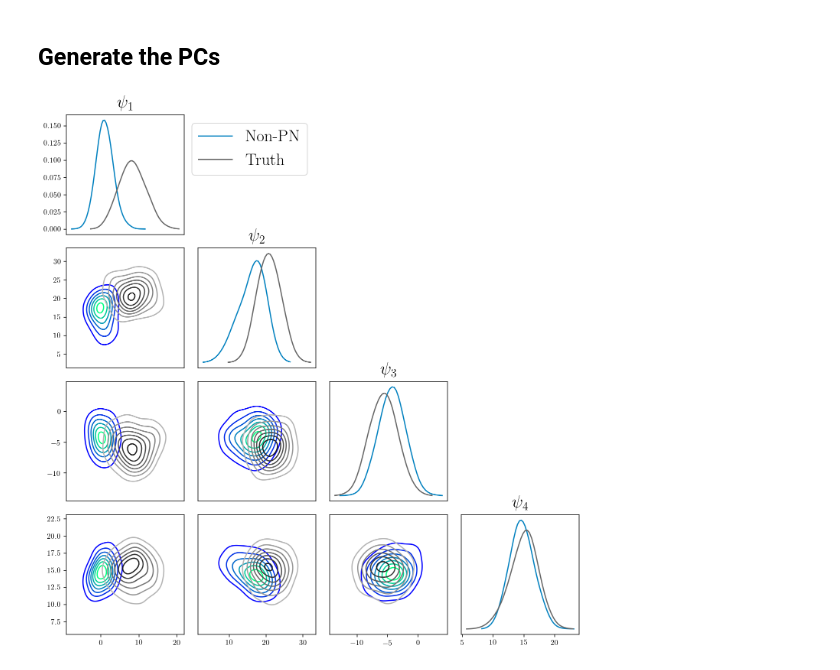
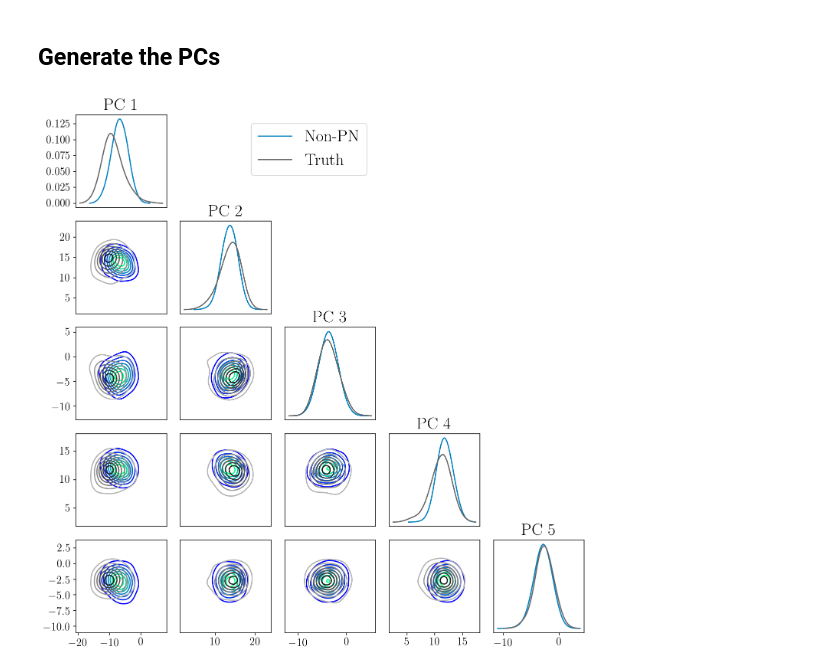
Before and after one commit to jcockayne/hydrocyclone_code, a Jupyter notebook: notebooks/Hydrocyclone_Results_Static_PCs.ipynb, the cells around one changed output. Cells and saved outputs as stored; diff of their text form; code cells hidden in the pictures.

```diff
--- a/notebooks/Hydrocyclone_Results_Static_PCs.ipynb
+++ b/notebooks/Hydrocyclone_Results_Static_PCs.ipynb
@@ -21,7 +21,7 @@ def even_spaced(sample, n=50, fudge=0.05):
 def component_plot(samp, axes, cmap, bw=None, thin=1):
     n = samp.shape[1]
     # first plot the diagonal
-    for i in xrange(n):
+    for i in range(n):
         ax = axes[i,i]
         sample = samp[::thin,i]
         x = even_spaced(sample)
@@ -29,8 +29,8 @@ def component_plot(samp, axes, cmap, bw=None, thin=1):
         handle, = ax.plot(x, kde(x), c=matplotlib.cm.get_cmap(cmap)(0.5))
 
     # plot below diagonal
-    for i in xrange(n):
-        for j in xrange(i+1, n):
+    for i in range(n):
+        for j in range(i+1, n):
             ax = axes[j,i]
             sample = samp[::thin, [i,j]]
             kde = gaussian_kde(sample.T, bw)
@@ -43,8 +43,8 @@ def component_plot(samp, axes, cmap, bw=None, thin=1):
             ax.contour(x, y, z, cmap=cmap)
 
     # blank above diagonal
-    for i in xrange(n):
-        for j in xrange(i+1, n):
+    for i in range(n):
+        for j in range(i+1, n):
             ax = axes[i, j]
             ax.set_axis_off()
     return handle
@@ -60,15 +60,22 @@ def component_plot_truth(truth, axes, color='black'):
             ax = axes[j,i]
             ax.scatter(truth[i], truth[j], marker='x', color=color, zorder=1000)
     return mlines.Line2D([], [], color=color, marker='x', linestyle='--')
+# %%
+def component_plot_set_font_sizes(axes, fontsize):
+    for a in axes.ravel():
+        for tick in a.xaxis.get_major_ticks():
+            tick.label.set_fontsize(fontsize)
+        for tick in a.yaxis.get_major_ticks():
+            tick.label.set_fontsize(fontsize)
 # %%
 def component_plot_axes_off(axes):
-    for i in xrange(1, len(axes)):
-        for j in xrange(0, len(axes)):
+    for i in range(1, len(axes)):
+        for j in range(0, len(axes)):
             ax = axes[j,i]
             ax.yaxis.set_major_locator(plt.NullLocator())
 
-    for i in xrange(0, len(axes)):
-        for j in xrange(0, len(axes)-1):
+    for i in range(0, len(axes)):
+        for j in range(0, len(axes)-1):
             ax = axes[j,i]
             ax.xaxis.set_major_locator(plt.NullLocator())
 # %%
@@ -96,10 +103,10 @@ The aim here is to show that accounting for the impact of numerical error on the
 First question is how to represent 'principal components' here. We need to project the posterior onto some vectors and plot the distribution over those vectors. So maybe use a Gaussian approximation, then project the samples through that transformation and see what happens?
 # %%
 burn = 25000
-n_pcs = 4
+n_pcs = 5
 frame = 14
-n_pts_coarse = 3
-n_pts_ref = 7
+n_pts_coarse = 8
+n_pts_ref = 12
 # %% [markdown]
 ## Generate the PCs
 # %%
@@ -129,18 +136,19 @@ coll_projection_coarse = np.dot(coll_samples_coarse, evecs)
 # %%
 bw = 0.4
 thin = 10
 fig, axes = plt.subplots(evecs.shape[1], evecs.shape[1], False, False, figsize=(10,10))
 #h_pmm = component_plot(pmm_projection_coarse, axes, cmap='autumn', bw=bw, thin=thin)
 h_coll = component_plot(coll_projection_coarse, axes, cmap='winter', bw=bw, thin=thin)
 #h_truth = component_plot_truth(truth, axes)
 h_truth = component_plot(truth_projection, axes, cmap=gray_cmap, bw=bw, thin=thin)
 component_plot_axes_off(axes)
+component_plot_set_font_sizes(axes, 14)
 plt.tight_layout()
 #axes[0, 1].legend([h_pmm, h_coll, h_truth], ['PMM', 'Collocation', 'Reference'])
-axes[0, 1].legend([h_coll, h_truth], ['Non-PN', 'Truth'], fontsize=22)
-for i in xrange(len(axes)):
-    axes[i,i].set_title('$\\psi_{}$'.format(i+1), fontsize=22)
+axes[0, 2].legend([h_coll, h_truth], ['Non-PN', 'Truth'], fontsize=22)
+for i in range(len(axes)):
+    axes[i,i].set_title('PC {}'.format(i+1), fontsize=22)
 
-plt.savefig('figures/low_n_illustration.pdf', bbox_inches='tight', transparent=True)
+plt.savefig('figures/failure_illustration_n={}.pdf'.format(n_pts_coarse), bbox_inches='tight', transparent=True)
 # %% [output]
-[figure, old version]
+[figure, new version]
```
Also changed, not shown: parts of 1 cell of this notebook, 12 other files.
